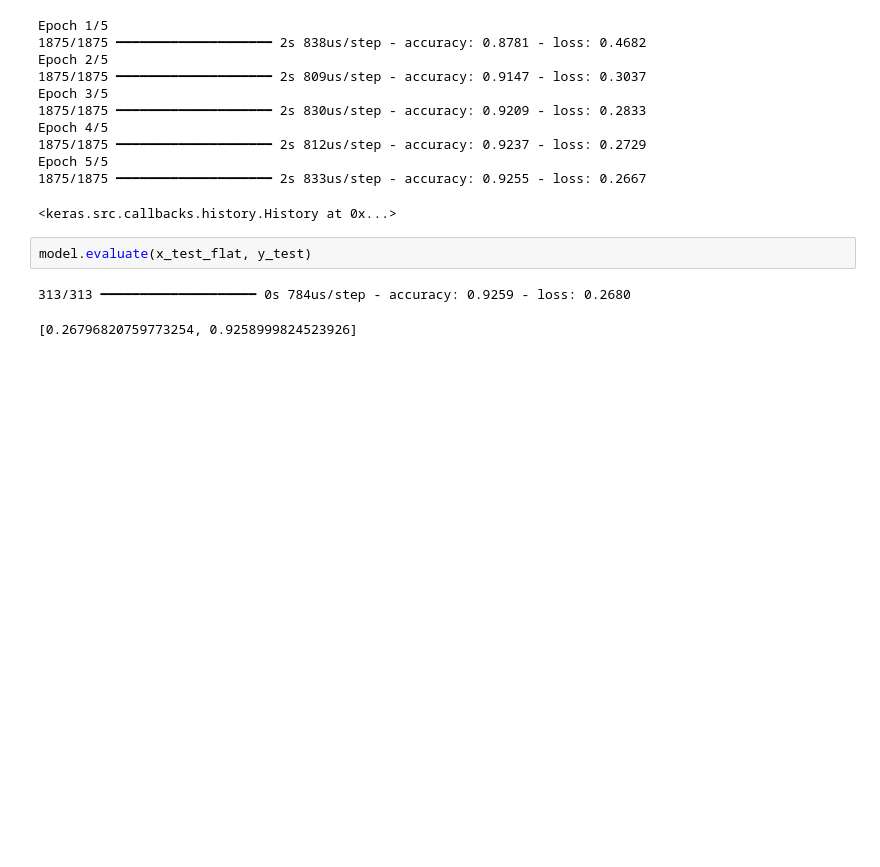
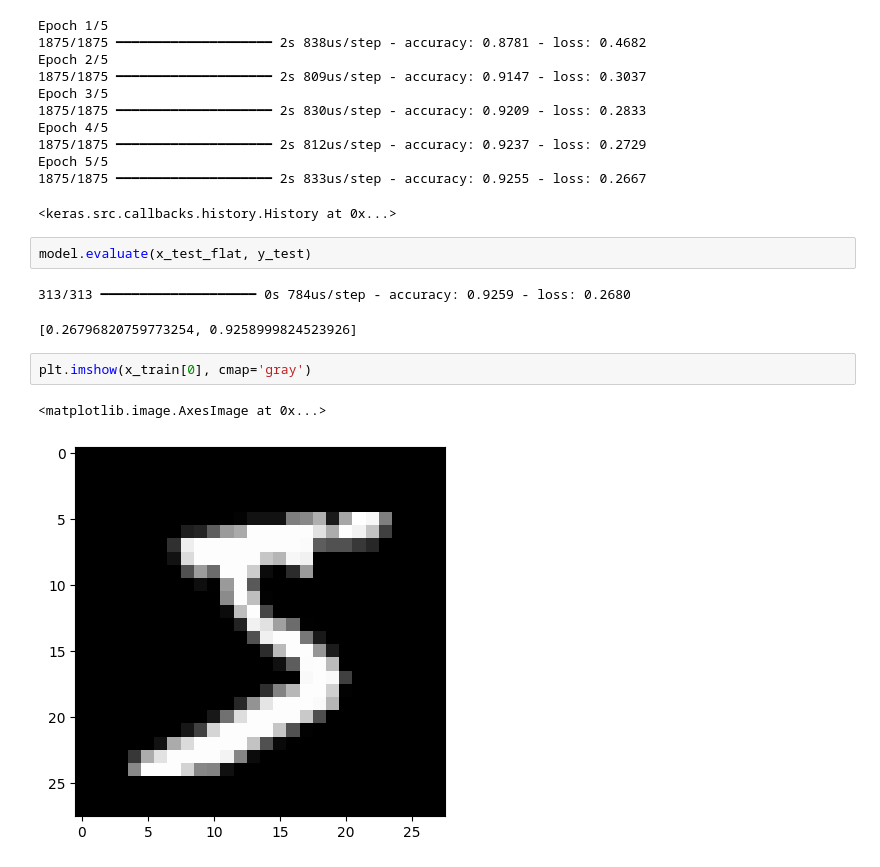
Before and after one commit to ArmanDipu/ml-uofc-self-learn, a Jupyter notebook: notebooks/minst.ipynb, the cells around one changed output. Saved outputs shown, nothing was run; the diff lists cells and outputs as text; blank space fills up the shorter version.

```diff
--- a/notebooks/minst.ipynb
+++ b/notebooks/minst.ipynb
@@ -89,3 +89,8 @@ model.evaluate(x_test_flat, y_test)
 # %% [output]
 313/313 ━━━━━━━━━━━━━━━━━━━━ 0s 784us/step - accuracy: 0.9259 - loss: 0.2680
 [0.26796820759773254, 0.9258999824523926]
+# %%
+plt.imshow(x_train[0], cmap='gray')
+# %% [output]
+<matplotlib.image.AxesImage at 0x...>
+[figure, added]
```
Also changed, not shown: parts of 5 cells of this notebook.
